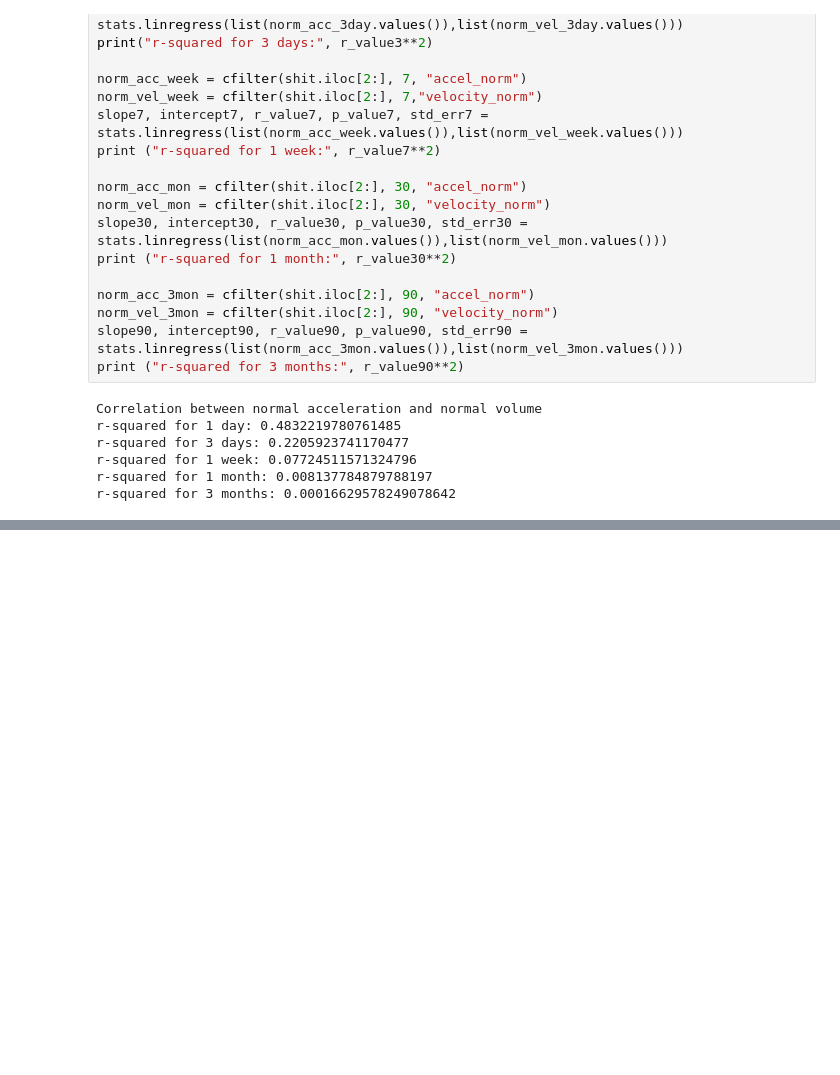
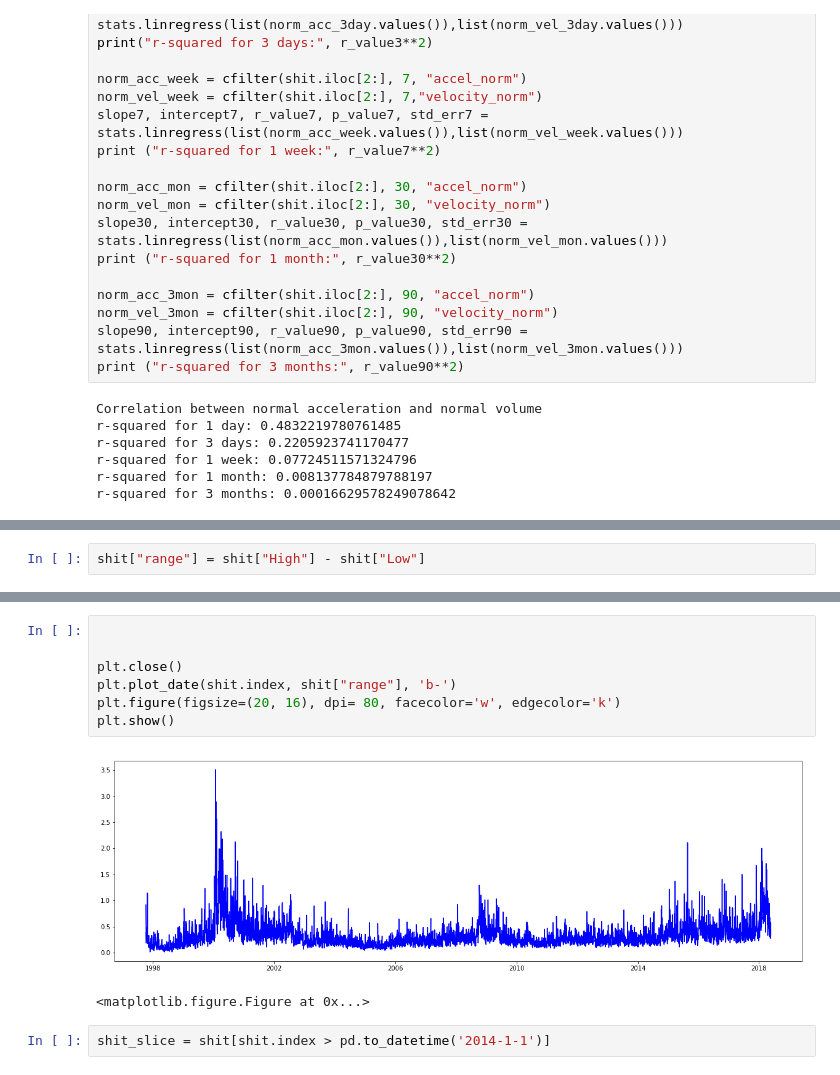
Before and after one commit to tnazikian/market, a Jupyter notebook: market.ipynb, the cells around one changed output, grey strips where cells are left out. Cells and saved outputs as stored; diff of their text form; blank space fills up the shorter version.

```diff
--- a/market.ipynb
+++ b/market.ipynb
@@ -709,0 +697,2 @@ r-squared = 0.0007451133356880812, p-value = 0.0493403852000585, std_err = 6.575
+# %%
+shit["range"] = shit["High"] - shit["Low"]
@@ -709,0 +711,12 @@ r-squared = 0.0007451133356880812, p-value = 0.0493403852000585, std_err = 6.575
+# %%
+
+
+plt.close()
+plt.plot_date(shit.index, shit["range"], 'b-')
+plt.figure(figsize=(20, 16), dpi= 80, facecolor='w', edgecolor='k')
+plt.show()
+# %% [output]
+[figure, added]
+<matplotlib.figure.Figure at 0x...>
+# %%
+shit_slice = shit[shit.index > pd.to_datetime('2014-1-1')]
```
Also changed, not shown: parts of 10 cells of this notebook.
